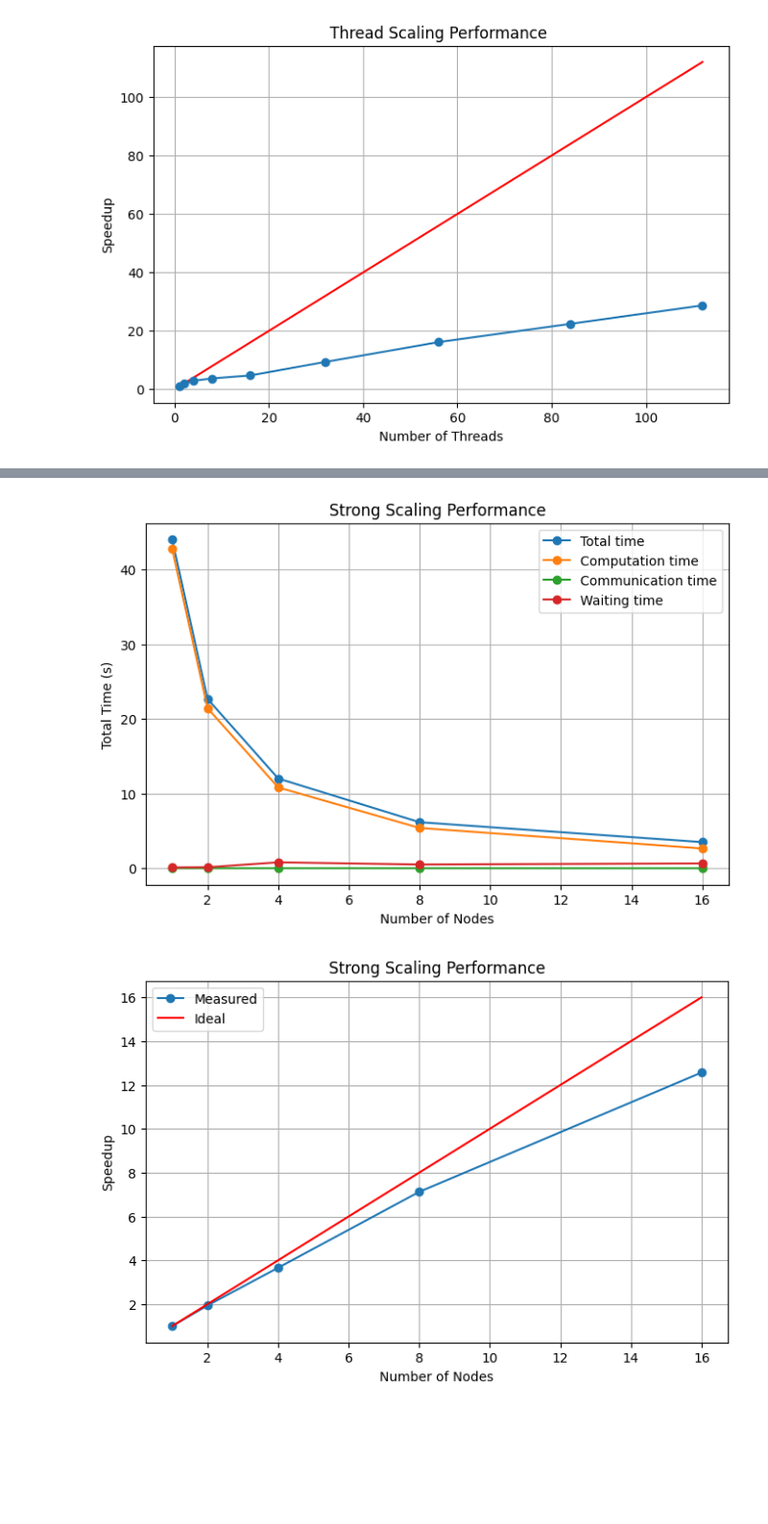
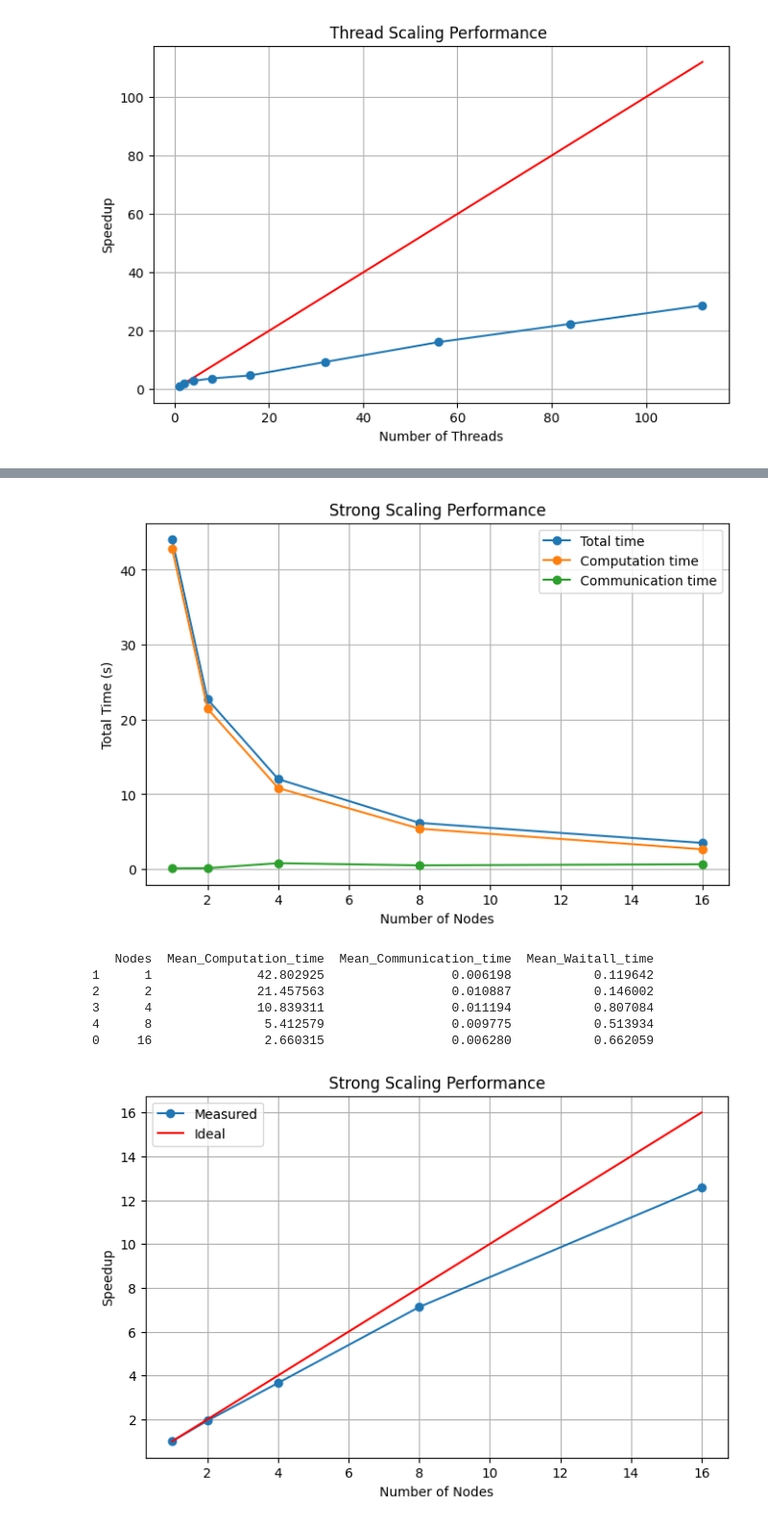
Before and after one commit to agnesevalentini/HPC_exam, a Jupyter notebook: final_plots.ipynb, the cells around one changed output, grey strips where cells are left out. Shown at 96% size. Drawn from its saved outputs; the diff is of its cells as text; code cells hidden in the pictures; blank space fills up the shorter version.

```diff
--- a/final_plots.ipynb
+++ b/final_plots.ipynb
@@ -27,13 +17,13 @@ import glob
 import re
 
 # Pattern to match your CSV files
-files = glob.glob("output/output/thread_scaling_*_threads.csv")
+files = glob.glob(r"C:\Users\agnes\Desktop\magistrale\hpc\HPC_exam\output\output_multithread\thread_scaling_*_threads.csv")
 
 data = []
 
 for f in files:
     # Extract number of threads from filename using regex
-    match = re.search(r"output\\output\\thread_scaling_(\d+)_threads\.csv", f)
+    match = re.search(r"output\\output_multithread\\thread_scaling_(\d+)_threads\.csv", f)
     if match:
         threads = int(match.group(1))
         df = pd.read_csv(f)
@@ -138,36 +180,47 @@ for f in filess:
     if match:
         nodes = int(match.group(1))
         tasks = int(match.group(2))
         df = pd.read_csv(f)
 
         total_time = df["Mean_total_time"].iloc[0]
         computation_time  = df["Mean_Computation_time"].iloc[0]
         communication_time  = df["Mean_Communication_time"].iloc[0]
         waiting_time = df["Mean_Waitall_time"].iloc[0]
 
         dataa.append((tasks, nodes, total_time, communication_time, computation_time, waiting_time))
 
 # Convert to DataFrame
 resultss = pd.DataFrame(dataa, columns=["Tasks", "Nodes", "Mean_total_time",
                                       "Mean_Communication_time", "Mean_Computation_time", "Mean_Waitall_time"])
 resultss.sort_values("Tasks", inplace=True)
 
 # Plot
 plt.figure(figsize=(8,5))
 plt.plot(resultss["Nodes"], resultss["Mean_total_time"], marker="o", label="Total time")
 plt.plot(resultss["Nodes"], resultss["Mean_Computation_time"], marker="o", label="Computation time")
-plt.plot(resultss["Nodes"], resultss["Mean_Communication_time"], marker="o", label="Communication time")
-plt.plot(resultss["Nodes"], resultss["Mean_Waitall_time"], marker="o", label="Waiting time")
+#plt.plot(resultss["Nodes"], resultss["Mean_Communication_time"], marker="o", label="Communication time")
+# the communication time is wrongly called waitall time
+plt.plot(resultss["Nodes"], resultss["Mean_Waitall_time"], marker="o", label="Communication time")
+
 
 # Labels and grid
 plt.xlabel("Number of Nodes")
 plt.ylabel("Total Time (s)")
 plt.title("Strong Scaling Performance")
 plt.legend()
 plt.grid(True)
 plt.show()
 # %% [output]
-[figure, old version]
+[figure, new version]
+# %%
+print(resultss[['Nodes', 'Mean_Computation_time', 'Mean_Communication_time', 'Mean_Waitall_time']])
+# %% [output]
+   Nodes  Mean_Computation_time  Mean_Communication_time  Mean_Waitall_time
+1      1              42.802925                 0.006198           0.119642
+2      2              21.457563                 0.010887           0.146002
+3      4              10.839311                 0.011194           0.807084
+4      8               5.412579                 0.009775           0.513934
+0     16               2.660315                 0.006280           0.662059
 # %%
 resultsss = resultss[["Tasks", "Nodes", "Mean_total_time"]].copy()
 resultsss.sort_values("Tasks", inplace=True)
```
Also changed, not shown: parts of 9 cells of this notebook, 43 other files.
